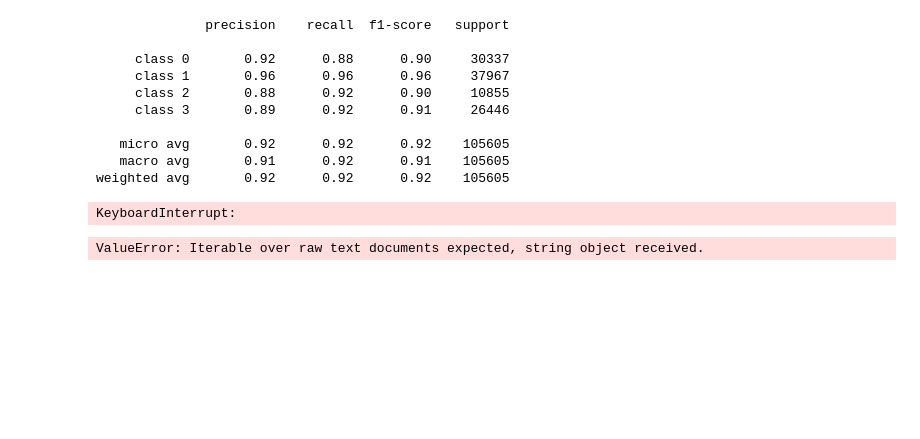
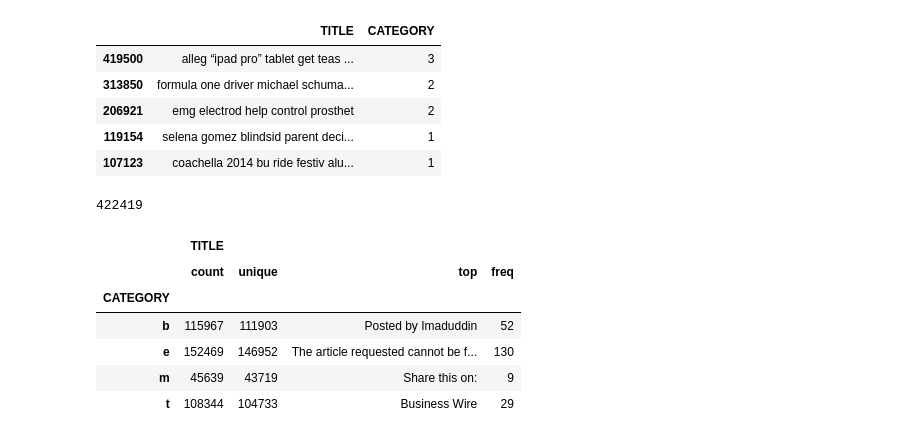
Before and after one commit to SainadhChilukamari/News-Aggregator, a Jupyter notebook: News_aggregator.ipynb, the cells around one changed output. Cells and saved outputs as stored; diff of their text form; code cells hidden in the pictures; blank space fills up the shorter version.

```diff
--- a/News_aggregator.ipynb
+++ b/News_aggregator.ipynb
@@ -252,45 +0,0 @@ accuracy_rfc_testing: 0.9207139813455802
-# %%
-target_names = ['class 0','class 1','class 2','class 3']
-print(classification_report(rfc_predictions_test, y_test, target_names=target_names))
-# %% [output]
-              precision    recall  f1-score   support
-
-     class 0       0.92      0.88      0.90     30337
-     class 1       0.96      0.96      0.96     37967
-     class 2       0.88      0.92      0.90     10855
-     class 3       0.89      0.92      0.91     26446
-
-   micro avg       0.92      0.92      0.92    105605
-   macro avg       0.91      0.92      0.91    105605
-weighted avg       0.92      0.92      0.92    105605
-# %%
-#params = {'max_depth': range(1,10), 'criterion': ['gini', 'entropy'], 'n_estimators': [10,15,20], 'min_samples_leaf': range(1,10), 'min_samples_split': [2,5,10]}
-params = {
-  "estimator__n_estimators": [10,15,20],
-  "estimator__criterion": ['gini', 'entropy'],
-  "estimator__max_depth" : range(1,10),
-  "estimator__min_samples_leaf" : range(1,10),
-  "estimator__min_samples_split" : [2, 5, 10],
-}
-#scorers = {'f1_score': make_scorer(f1_score, average=None)}
-model_to_tune = OneVsRestClassifier(estimator = RandomForestClassifier(random_state=0))
-grid_obj = GridSearchCV(model_to_tune, params, n_jobs=2)
-t0 = time.time()
-grid_fit = grid_obj.fit(training_data, y_train)
-t1 = time.time()
-print("--- %s seconds ---" % (t1 - t0))
-best_clf = grid_fit.best_estimator_
-print(grid_fit.best_params_)
-best_clf
-# %% [output]
-KeyboardInterrupt:
-# %%
-unseen_document = 'The Pale Red Dot --Distant Oort Cloud Planet Discovered Beyond Known Edge'
-bow_vector = preprocess(unseen_document)
-unseen_testing_data = count_vector.transform(bow_vector)
-x = nb.predict(unseen_testing_data)
-y = lr.predict(unseen_testing_data)
-z = rfc.predict(unseen_testing_data)
-print("{},{},{}".format(x,y,z))
-# %% [output]
-ValueError: Iterable over raw text documents expected, string object received.
@@ -296,0 +17,11 @@ ValueError: Iterable over raw text documents expected, string object received.
+# %%
+newsDF = pd.read_csv("./uci-news-aggregator.csv")
+# %%
+newsDF.sample(n=5)
+# %% [output]
+|  | TITLE | CATEGORY |
+| 419500 | alleg “ipad pro” tablet get teas ... | 3 |
+| 313850 | formula one driver michael schuma... | 2 |
+| 206921 | emg electrod help control prosthet | 2 |
+| 119154 | selena gomez blindsid parent deci... | 1 |
+| 107123 | coachella 2014 bu ride festiv alu... | 1 |
@@ -296,0 +30,14 @@ ValueError: Iterable over raw text documents expected, string object received.
+# %%
+newsDF.shape[0]
+# %% [output]
+422419
+# %%
+newsDF.groupby('CATEGORY').describe()
+# %% [output]
+|  | TITLE |  |  |  |
+|  | count | unique | top | freq |
+| CATEGORY |  |  |  |  |
+| b | 115967 | 111903 | Posted by Imaduddin | 52 |
+| e | 152469 | 146952 | The article requested cannot be f... | 130 |
+| m | 45639 | 43719 | Share this on: | 9 |
+| t | 108344 | 104733 | Business Wire | 29 |
```
Also changed, not shown: parts of 74 cells of this notebook.
